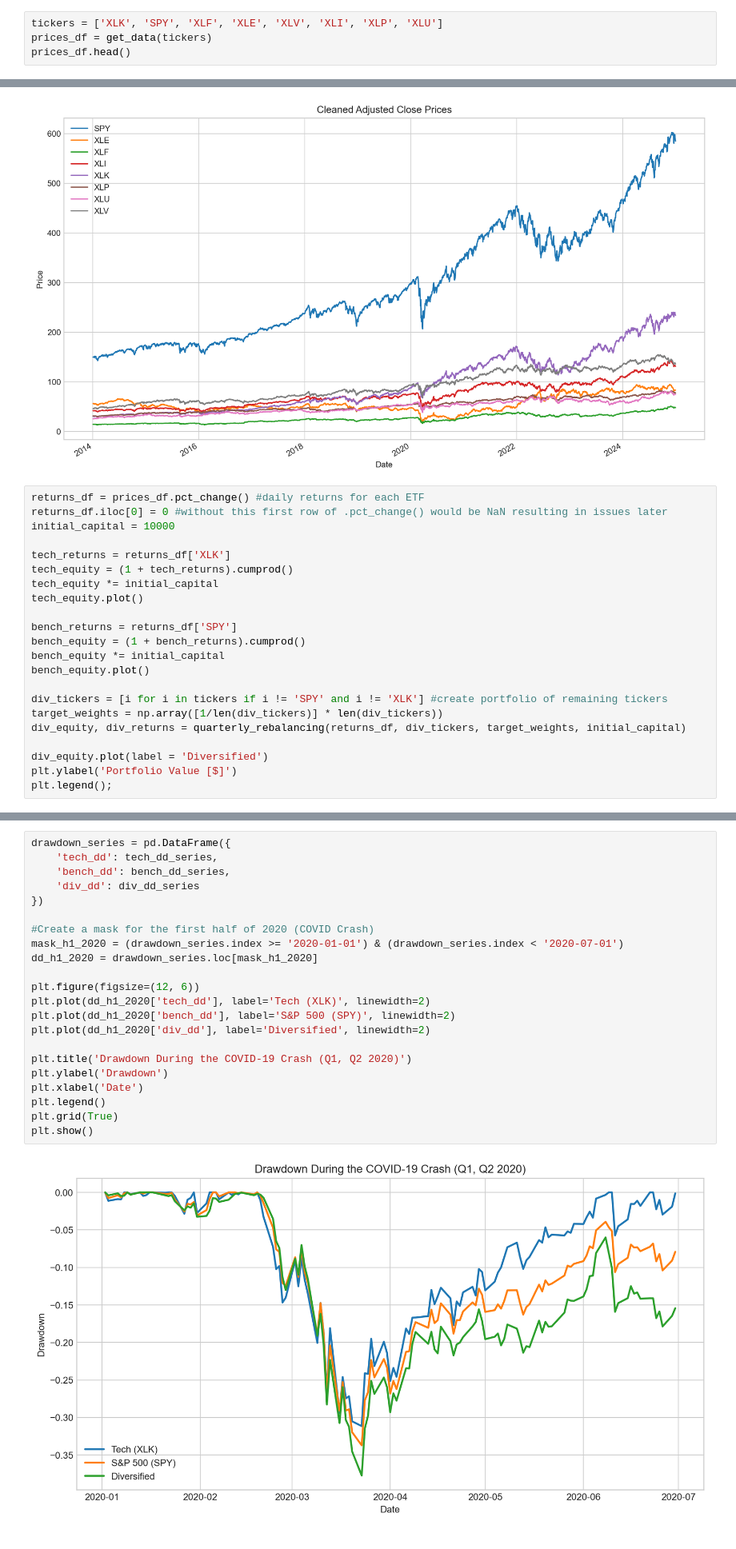
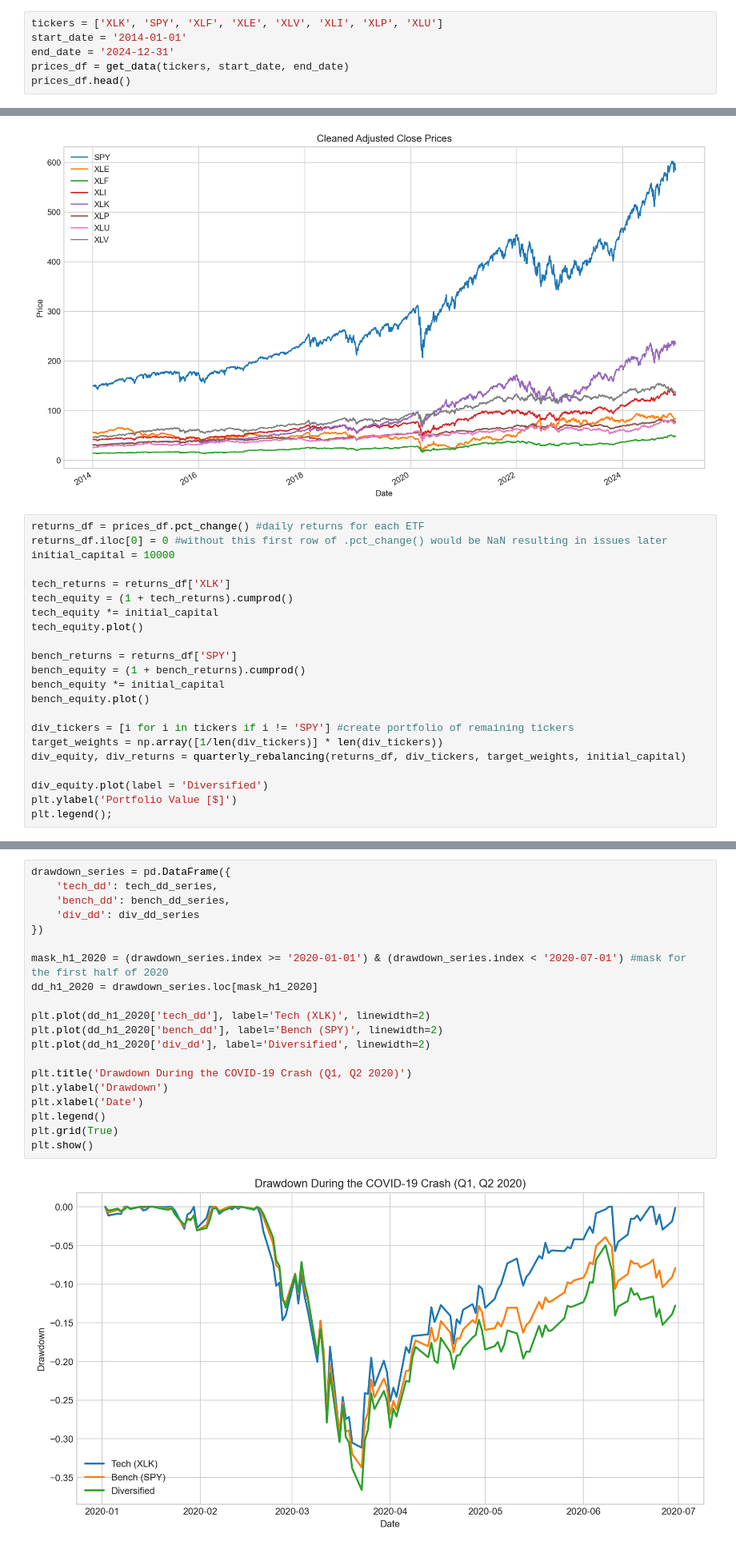
Before and after one commit to OttimoR/diversified-vs-tech-ETFs-portfolios-analysis, a Jupyter notebook: portfolio_analysis.ipynb, the cells around one changed output, grey strips where cells are left out. Shown at 80% size. Drawn from its saved outputs; the diff is of its cells as text.

```diff
--- a/portfolio_analysis.ipynb
+++ b/portfolio_analysis.ipynb
@@ -25,7 +25,9 @@ plt.rcParams['figure.figsize'] = (12, 6)
 %config InlineBackend.figure_format = 'retina'
 # %%
 tickers = ['XLK', 'SPY', 'XLF', 'XLE', 'XLV', 'XLI', 'XLP', 'XLU']
-prices_df = get_data(tickers)
+start_date = '2014-01-01'
+end_date = '2024-12-31'
+prices_df = get_data(tickers, start_date, end_date)
 prices_df.head()
 # %% [output]
 Loading data from local file...
@@ -57,7 +59,7 @@ bench_equity = (1 + bench_returns).cumprod()
 bench_equity *= initial_capital
 bench_equity.plot()
 
-div_tickers = [i for i in tickers if i != 'SPY' and i != 'XLK'] #create portfolio of remaining tickers
+div_tickers = [i for i in tickers if i != 'SPY'] #create portfolio of remaining tickers
 target_weights = np.array([1/len(div_tickers)] * len(div_tickers))
 div_equity, div_returns = quarterly_rebalancing(returns_df, div_tickers, target_weights, initial_capital)
 
@@ -138,25 +140,23 @@ plt.show()
 # %%
 drawdown_series = pd.DataFrame({
     'tech_dd': tech_dd_series,
     'bench_dd': bench_dd_series,
     'div_dd': div_dd_series
 })
 
-#Create a mask for the first half of 2020 (COVID Crash)
-mask_h1_2020 = (drawdown_series.index >= '2020-01-01') & (drawdown_series.index < '2020-07-01')
+mask_h1_2020 = (drawdown_series.index >= '2020-01-01') & (drawdown_series.index < '2020-07-01') #mask for the first half of 2020
 dd_h1_2020 = drawdown_series.loc[mask_h1_2020]
 
-plt.figure(figsize=(12, 6))
 plt.plot(dd_h1_2020['tech_dd'], label='Tech (XLK)', linewidth=2)
-plt.plot(dd_h1_2020['bench_dd'], label='S&P 500 (SPY)', linewidth=2)
+plt.plot(dd_h1_2020['bench_dd'], label='Bench (SPY)', linewidth=2)
 plt.plot(dd_h1_2020['div_dd'], label='Diversified', linewidth=2)
 
 plt.title('Drawdown During the COVID-19 Crash (Q1, Q2 2020)')
 plt.ylabel('Drawdown')
 plt.xlabel('Date')
 plt.legend()
 plt.grid(True)
 plt.show()
 # %% [output]
-[figure, old version]
+[figure, new version]
 # %%
```
Also changed, not shown: parts of 17 cells of this notebook, 1 other file.
